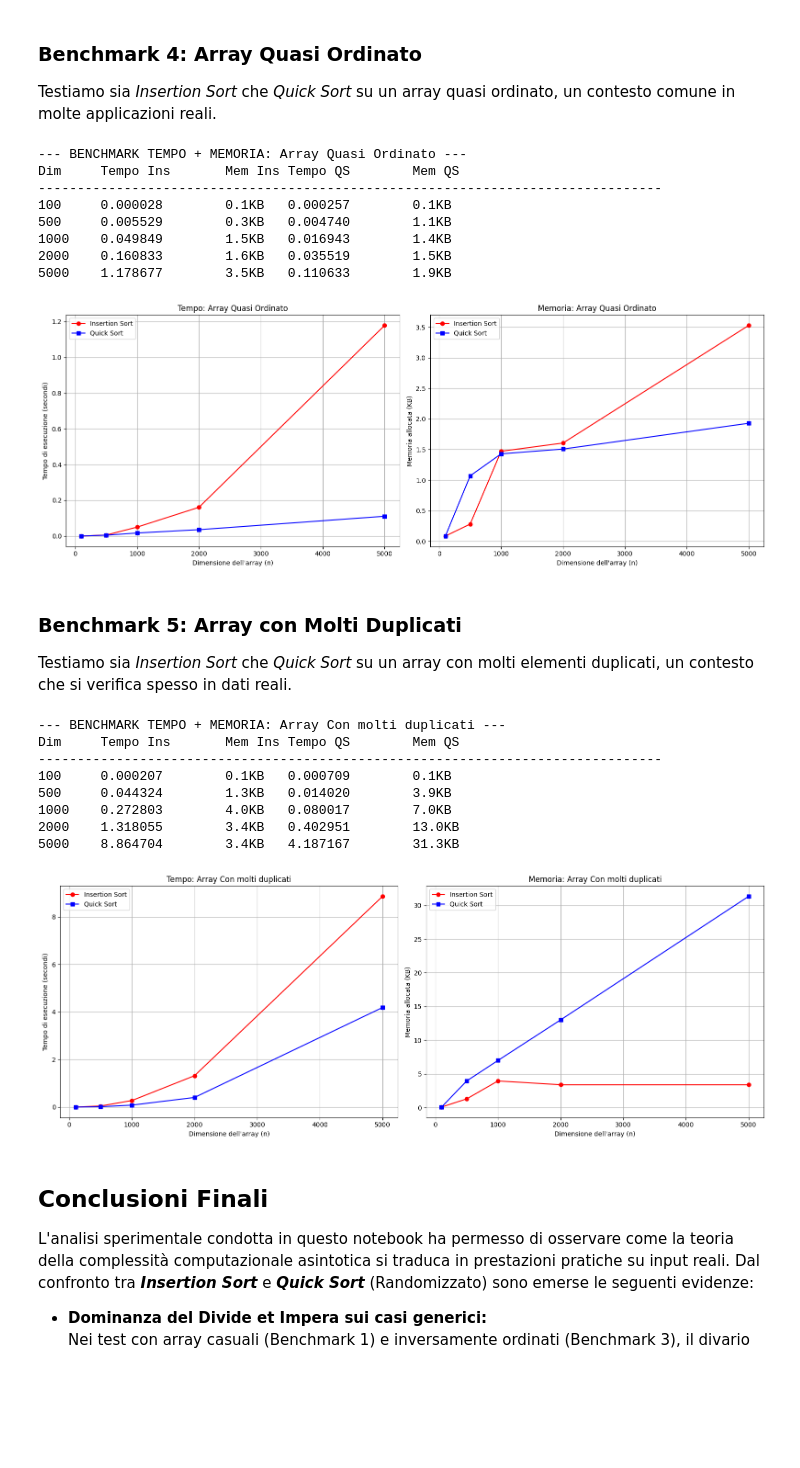
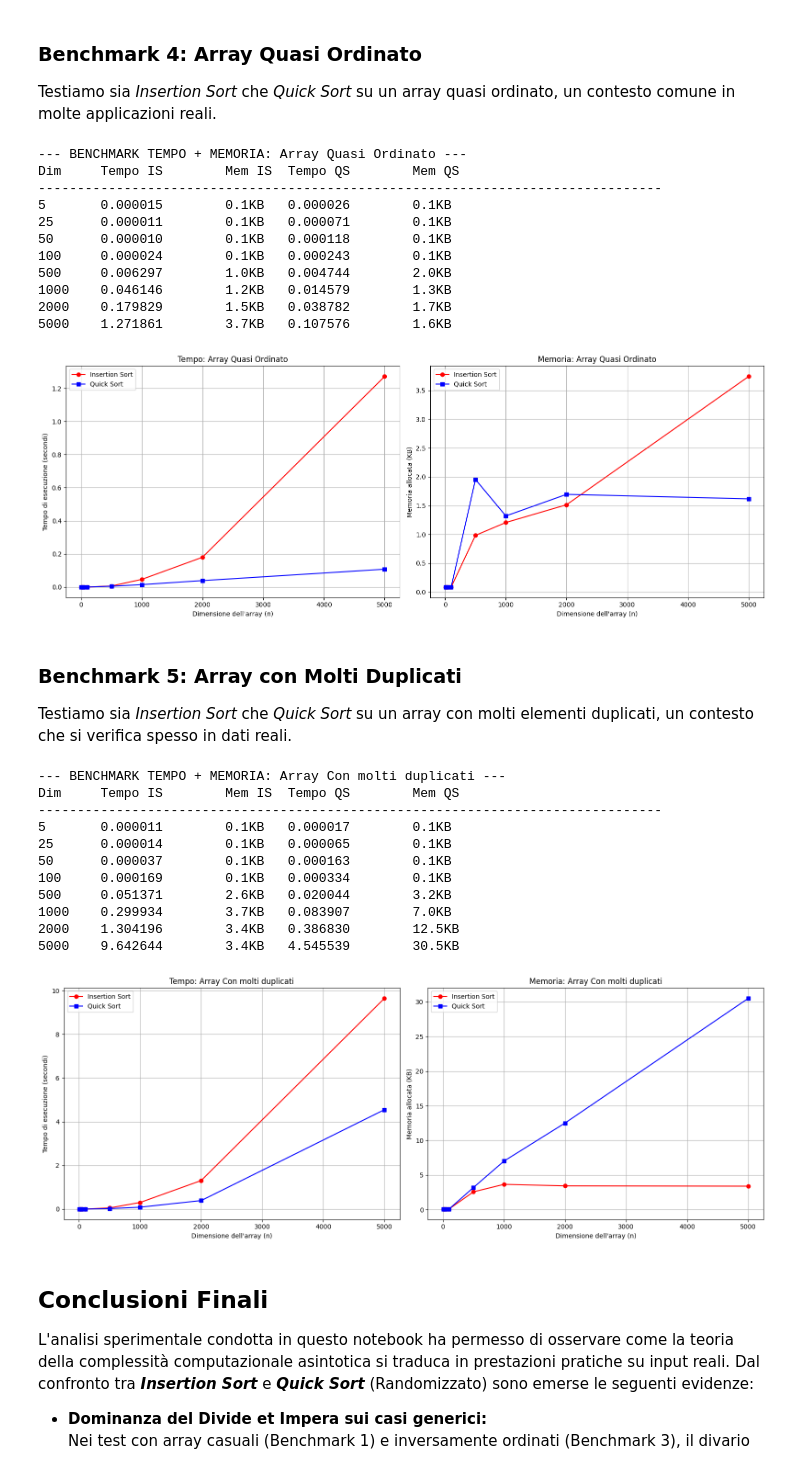
Before and after one commit to petrucciandrea/Laboratorio2_Algoritmi_2026, a Jupyter notebook: Esercizio2_Petrucci.ipynb, the cells around one changed output. Saved outputs shown, nothing was run; the diff lists cells and outputs as text; code cells hidden in the pictures; blank space fills up the shorter version.

```diff
--- a/Esercizio2_Petrucci.ipynb
+++ b/Esercizio2_Petrucci.ipynb
@@ -214,6 +217,6 @@ def run_benchmark(function_name: Callable[[int], list[int]], title: str, memory:
 
 Testiamo sia _Insertion Sort_ che _Quick Sort_ su un array con numeri casuali, per confrontare le loro prestazioni.
 # %%
-run_benchmark(generate_random_array, "Array Casuale (Valori sparsi)", ENABLE_MEMORY_BENCHMARK)
+run_benchmark(generate_random_array, "Array Casuale (Valori sparsi)", SIZES, ENABLE_MEMORY_BENCHMARK)
 # %% [output]
 --- BENCHMARK TEMPO + MEMORIA: Array Casuale (Valori sparsi) ---
@@ -229,6 +235,6 @@ Dim     Tempo Ins       Mem Ins Tempo QS        Mem QS
 ### Benchmark 2: Array Ordinato (crescente)
 Testiamo sia _Insertion Sort_ che _Quick Sort_ su un array ordinato in modo crescente, per confrontare le loro prestazioni nel caso migliore per _Insertion Sort_ e quello che rappresenterebbe il caso peggiore per il _Quick Sort_ classico (con pivot fisso), evidenziando così l'efficacia della variante randomizzata qui adottata.
 # %%
-run_benchmark(generate_sorted_array, "Array Ordinato (Valori crescenti)", ENABLE_MEMORY_BENCHMARK)
+run_benchmark(generate_sorted_array, "Array Ordinato (Valori crescenti)", SIZES, ENABLE_MEMORY_BENCHMARK)
 # %% [output]
 --- BENCHMARK TEMPO + MEMORIA: Array Ordinato (Valori crescenti) ---
@@ -244,6 +253,6 @@ Dim     Tempo Ins       Mem Ins Tempo QS        Mem QS
 ### Benchmark 3: Array Ordinato (decrescente)
 Testiamo sia _Insertion Sort_ che _Quick Sort_ su un array ordinato in modo decrescente, per confrontare le loro prestazioni nel caso peggiore per _Insertion Sort_.
 # %%
-run_benchmark(generate_reverse_sorted_array, "Array Ordinato (Valori decrescenti)", ENABLE_MEMORY_BENCHMARK)
+run_benchmark(generate_reverse_sorted_array, "Array Ordinato (Valori decrescenti)", SIZES, ENABLE_MEMORY_BENCHMARK)
 # %% [output]
 --- BENCHMARK TEMPO + MEMORIA: Array Ordinato (Valori decrescenti) ---
@@ -259,32 +271,38 @@ Dim     Tempo Ins       Mem Ins Tempo QS        Mem QS
 ### Benchmark 4: Array Quasi Ordinato
 Testiamo sia _Insertion Sort_ che _Quick Sort_ su un array quasi ordinato, un contesto comune in molte applicazioni reali.
 # %%
-run_benchmark(generate_almost_sorted_array, "Array Quasi Ordinato", ENABLE_MEMORY_BENCHMARK)
+run_benchmark(generate_almost_sorted_array, "Array Quasi Ordinato", SIZES, ENABLE_MEMORY_BENCHMARK)
 # %% [output]
 --- BENCHMARK TEMPO + MEMORIA: Array Quasi Ordinato ---
-Dim     Tempo Ins       Mem Ins Tempo QS        Mem QS
+Dim     Tempo IS        Mem IS  Tempo QS        Mem QS
 --------------------------------------------------------------------------------
-100     0.000028        0.1KB   0.000257        0.1KB
-500     0.005529        0.3KB   0.004740        1.1KB
-1000    0.049849        1.5KB   0.016943        1.4KB
-2000    0.160833        1.6KB   0.035519        1.5KB
-5000    1.178677        3.5KB   0.110633        1.9KB
+5       0.000015        0.1KB   0.000026        0.1KB
+25      0.000011        0.1KB   0.000071        0.1KB
+50      0.000010        0.1KB   0.000118        0.1KB
+100     0.000024        0.1KB   0.000243        0.1KB
+500     0.006297        1.0KB   0.004744        2.0KB
+1000    0.046146        1.2KB   0.014579        1.3KB
+2000    0.179829        1.5KB   0.038782        1.7KB
+5000    1.271861        3.7KB   0.107576        1.6KB
-[figure, old version]
+[figure, new version]
 # %% [markdown]
 ### Benchmark 5: Array con Molti Duplicati
 Testiamo sia _Insertion Sort_ che _Quick Sort_ su un array con molti elementi duplicati, un contesto che si verifica spesso in dati reali.
 # %%
-run_benchmark(generate_many_duplicates_array, "Array Con molti duplicati", ENABLE_MEMORY_BENCHMARK)
+run_benchmark(generate_many_duplicates_array, "Array Con molti duplicati", SIZES, ENABLE_MEMORY_BENCHMARK)
 # %% [output]
 --- BENCHMARK TEMPO + MEMORIA: Array Con molti duplicati ---
-Dim     Tempo Ins       Mem Ins Tempo QS        Mem QS
+Dim     Tempo IS        Mem IS  Tempo QS        Mem QS
 --------------------------------------------------------------------------------
-100     0.000207        0.1KB   0.000709        0.1KB
-500     0.044324        1.3KB   0.014020        3.9KB
-1000    0.272803        4.0KB   0.080017        7.0KB
-2000    1.318055        3.4KB   0.402951        13.0KB
-5000    8.864704        3.4KB   4.187167        31.3KB
+5       0.000011        0.1KB   0.000017        0.1KB
+25      0.000014        0.1KB   0.000065        0.1KB
+50      0.000037        0.1KB   0.000163        0.1KB
+100     0.000169        0.1KB   0.000334        0.1KB
+500     0.051371        2.6KB   0.020044        3.2KB
+1000    0.299934        3.7KB   0.083907        7.0KB
+2000    1.304196        3.4KB   0.386830        12.5KB
+5000    9.642644        3.4KB   4.545539        30.5KB
-[figure, old version]
+[figure, new version]
 # %% [markdown]
 ## Conclusioni Finali
 
```
Also changed, not shown: parts of 6 cells of this notebook.
